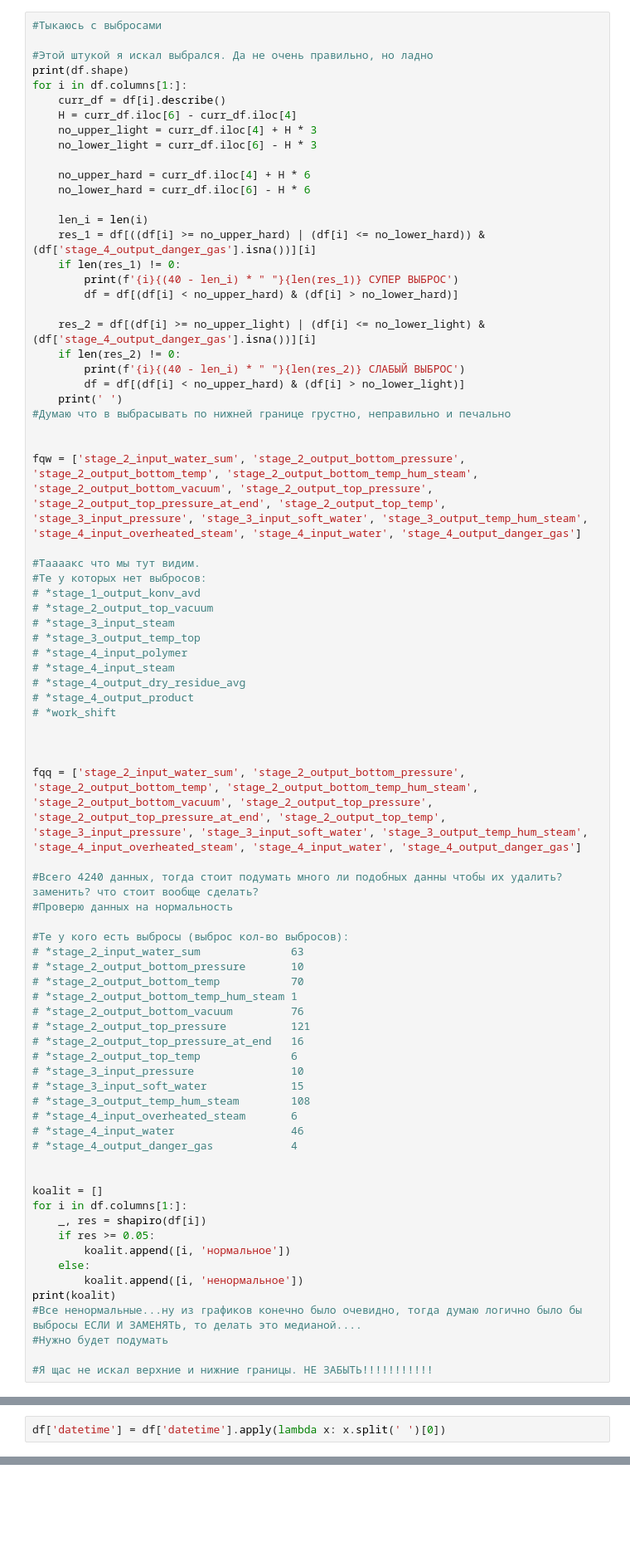
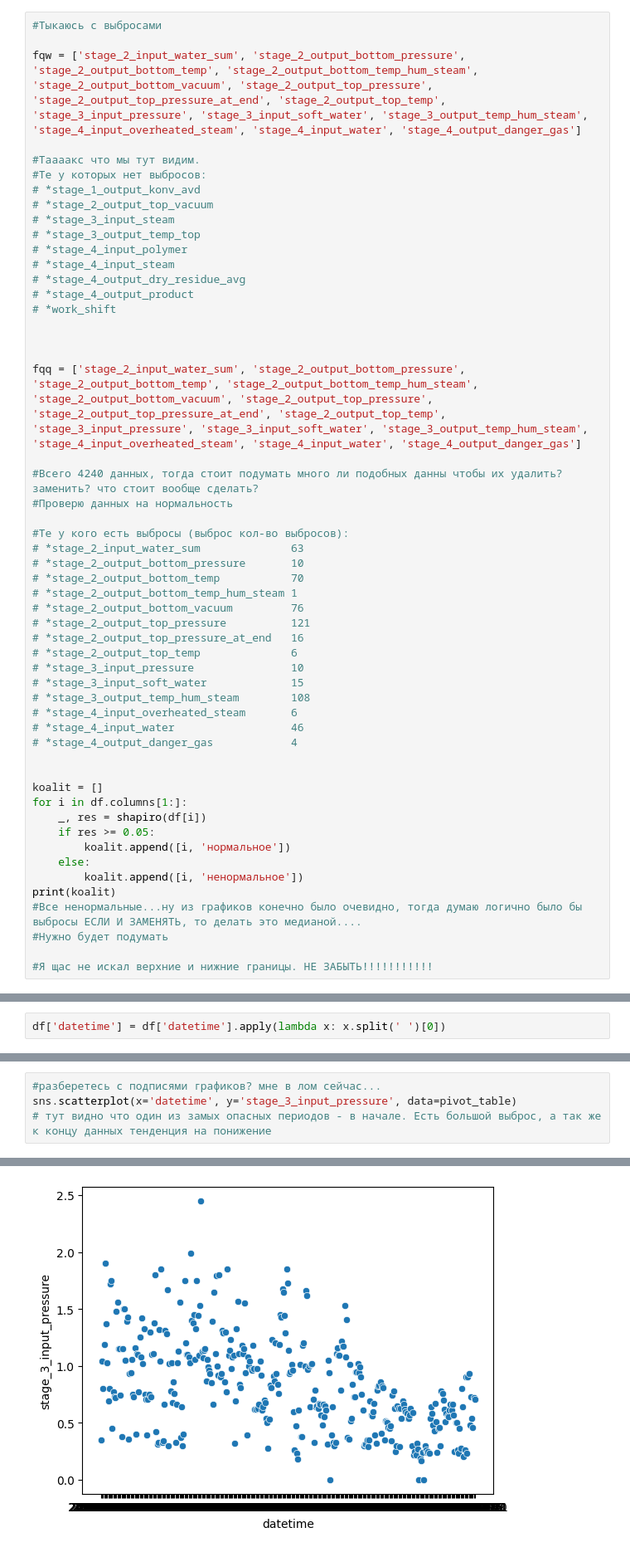
Before and after one commit to nericovich/project, a Jupyter notebook: night_workTR.ipynb, the cells around one changed output, grey strips where cells are left out. Shown at 83% size. Drawn from its saved outputs; the diff is of its cells as text; blank space fills up the shorter version.

```diff
--- a/night_workTR.ipynb
+++ b/night_workTR.ipynb
@@ -429,30 +357,5 @@ stage_4_output_danger_gas               3 СЛАБЫЙ ВЫБРОС
 # %%
 #Тыкаюсь с выбросами
-
-#Этой штукой я искал выбрался. Да не очень правильно, но ладно
-print(df.shape)
-for i in df.columns[1:]:
-    curr_df = df[i].describe()
-    H = curr_df.iloc[6] - curr_df.iloc[4]
-    no_upper_light = curr_df.iloc[4] + H * 3
-    no_lower_light = curr_df.iloc[6] - H * 3
-
-    no_upper_hard = curr_df.iloc[4] + H * 6
-    no_lower_hard = curr_df.iloc[6] - H * 6
-
-    len_i = len(i)
-    res_1 = df[((df[i] >= no_upper_hard) | (df[i] <= no_lower_hard)) & (df['stage_4_output_danger_gas'].isna())][i]
-    if len(res_1) != 0:
-        print(f'{i}{(40 - len_i) * " "}{len(res_1)} СУПЕР ВЫБРОС')
-        df = df[(df[i] < no_upper_hard) & (df[i] > no_lower_hard)]
-
-    res_2 = df[(df[i] >= no_upper_light) | (df[i] <= no_lower_light) & (df['stage_4_output_danger_gas'].isna())][i]
-    if len(res_2) != 0:
-        print(f'{i}{(40 - len_i) * " "}{len(res_2)} СЛАБЫЙ ВЫБРОС')
-        df = df[(df[i] < no_upper_hard) & (df[i] > no_lower_light)]
-    print(' ')
-#Думаю что в выбрасывать по нижней границе грустно, неправильно и печально
-
 
 fqw = ['stage_2_input_water_sum', 'stage_2_output_bottom_pressure', 'stage_2_output_bottom_temp', 'stage_2_output_bottom_temp_hum_steam', 'stage_2_output_bottom_vacuum', 'stage_2_output_top_pressure', 'stage_2_output_top_pressure_at_end', 'stage_2_output_top_temp', 'stage_3_input_pressure', 'stage_3_input_soft_water', 'stage_3_output_temp_hum_steam', 'stage_4_input_overheated_steam', 'stage_4_input_water', 'stage_4_output_danger_gas']
 
@@ -603,0 +499,5 @@ group_df
+# %%
+#разберетесь с подписями графиков? мне в лом сейчас...
+sns.scatterplot(x='datetime', y='stage_3_input_pressure', data=pivot_table)
+# тут видно что один из замых опасных периодов - в начале. Есть большой выброс, а так же к концу данных тенденция на понижение
+# %% [output]
@@ -603,0 +505 @@ group_df
+[figure, added]
```
Also changed, not shown: parts of 24 cells of this notebook.
